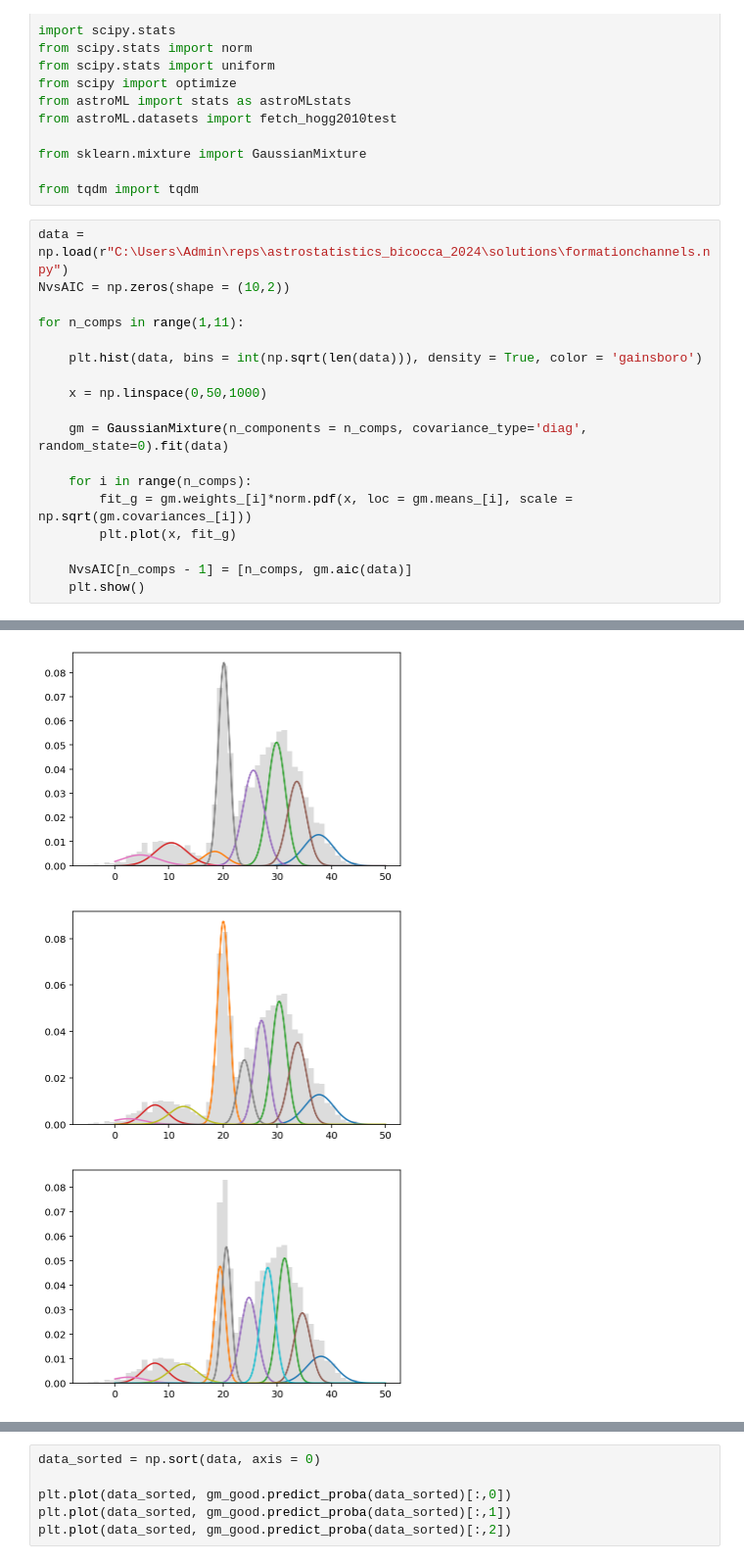
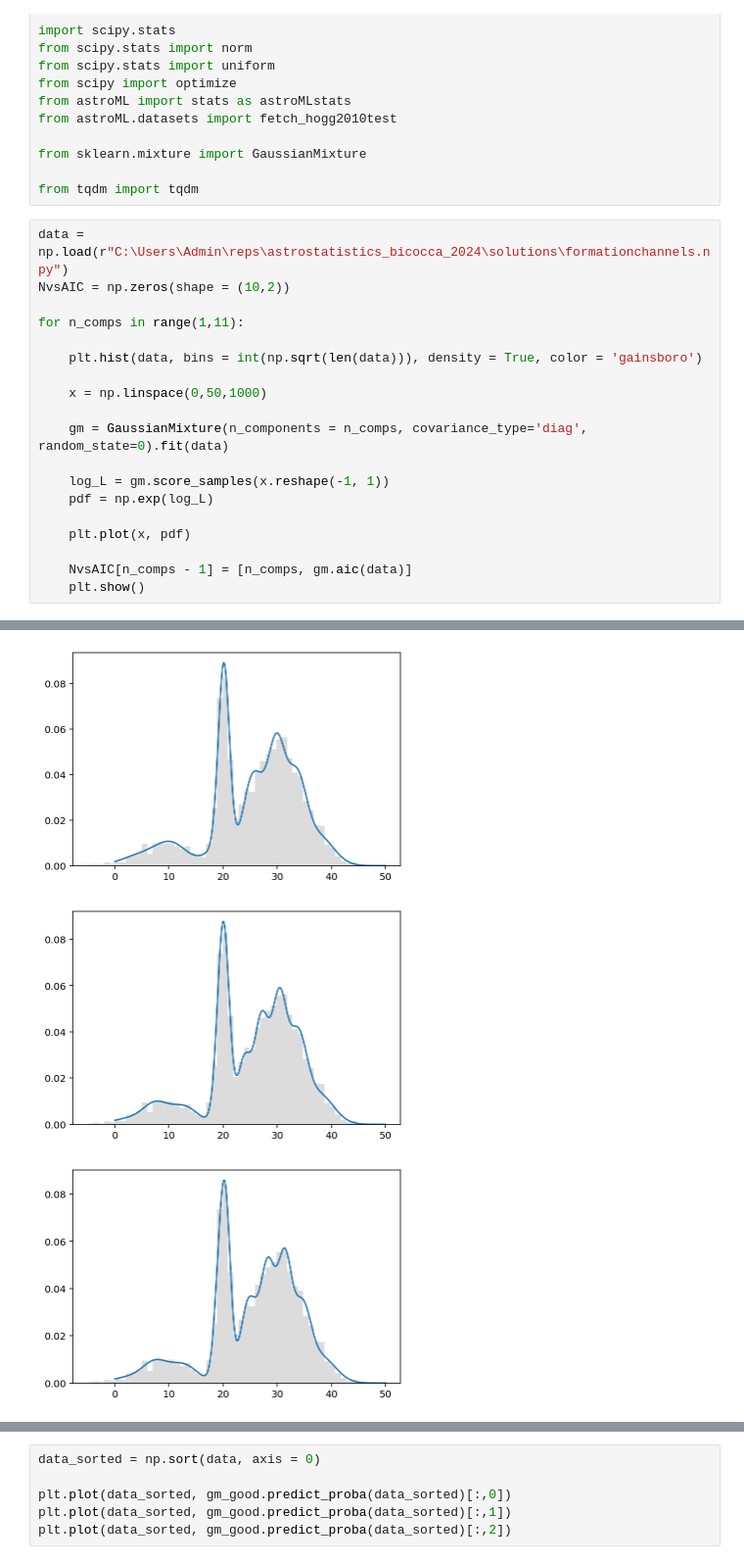
Before and after one commit to EdoSanto/astrostatistics_bicocca_2024, a Jupyter notebook: working/Black-hole binary formation channels.ipynb, the cells around one changed output, grey strips where cells are left out. Shown at 98% size. Drawn from its saved outputs; the diff is of its cells as text.

```diff
--- a/working/Black-hole binary formation channels.ipynb
+++ b/working/Black-hole binary formation channels.ipynb
@@ -26,9 +26,10 @@ for n_comps in range(1,11):
 
     gm = GaussianMixture(n_components = n_comps, covariance_type='diag', random_state=0).fit(data)
 
-    for i in range(n_comps):
-        fit_g = gm.weights_[i]*norm.pdf(x, loc = gm.means_[i], scale = np.sqrt(gm.covariances_[i]))
-        plt.plot(x, fit_g)
+    log_L = gm.score_samples(x.reshape(-1, 1))
+    pdf = np.exp(log_L)
+
+    plt.plot(x, pdf)
 
     NvsAIC[n_comps - 1] = [n_comps, gm.aic(data)]
     plt.show()
@@ -43,4 +44,4 @@ for n_comps in range(1,11):
-[figure, old version]
+[figure, new version]
-[figure, old version]
+[figure, new version]
-[figure, old version]
+[figure, new version]
 # %%
```
Also changed, not shown: parts of 4 cells of this notebook, 2 other files.
